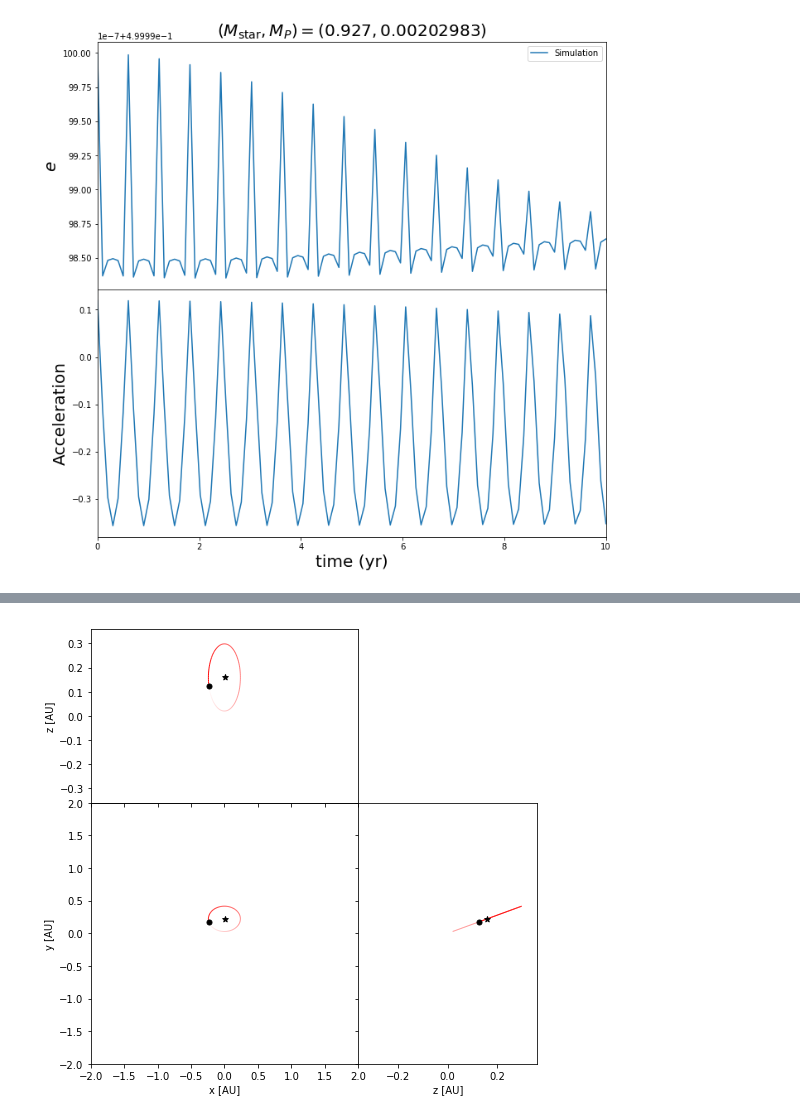
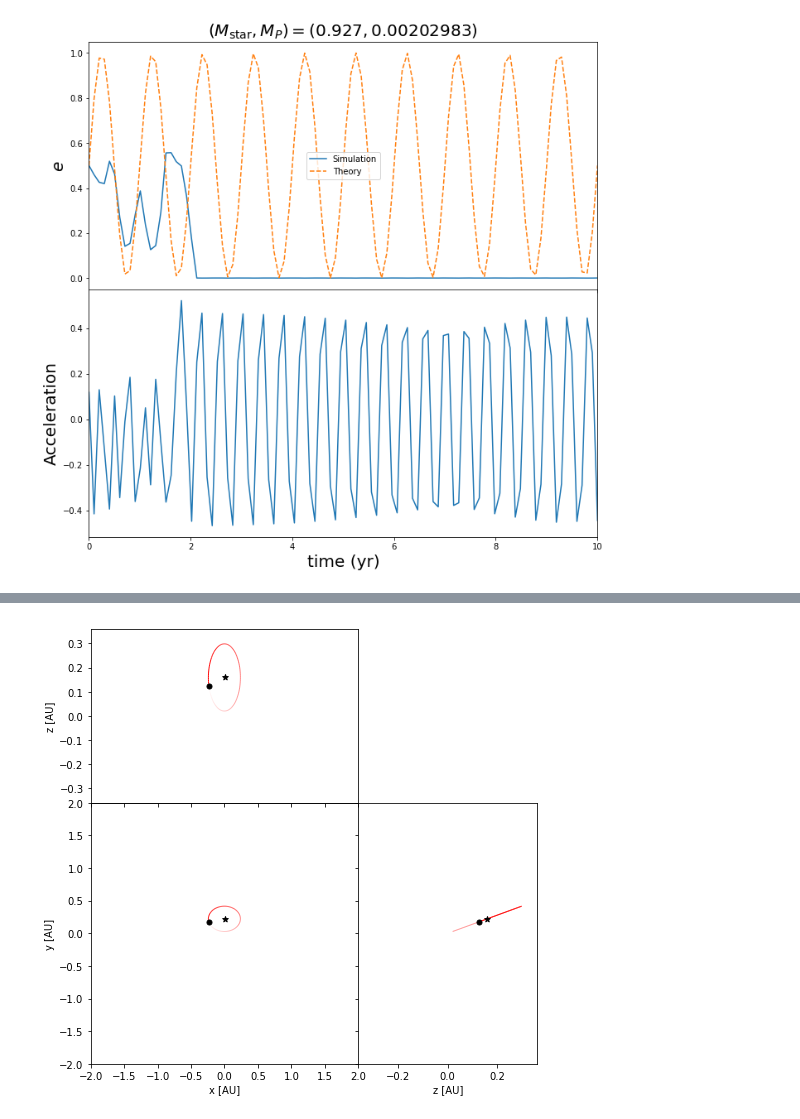
Before and after one commit to lenunez13/warm_jupiters, a Jupyter notebook: additionalForceTidal-Copy1.ipynb, the cells around one changed output, grey strips where cells are left out. Cells and saved outputs as stored; diff of their text form; code cells hidden in the pictures.

```diff
--- a/additionalForceTidal-Copy1.ipynb
+++ b/additionalForceTidal-Copy1.ipynb
@@ -57,20 +57,20 @@ def tidal_evolution2(reb_sim,rebx_effect,dt,timing):
     e = sim.particles[1].e
     semi = sim.particles[1].a
     periq = semi*(1.0 - e)
-    taugravz=0.29*semi**2.0*sim.particles[0].m/sim.particles[1].m
-    taugrav=taugravz
+    #taugravz=0.29*semi**2.0*sim.particles[0].m/sim.particles[1].m
+    #taugrav=taugravz
 
-    cs=1.29/semi**0.25
-    vkep=29.8/semi**0.5
-    vrand=vkep*(e**2.0+inc**2.0)**0.5
-    if vrand >= cs and abs(inc) < cs/vkep:
-        taugrav=taugravz*(vrand/cs)**3.0
-    if abs(inc) > cs/vkep:
-        taugrav=taugravz*(vrand/cs)**4.0
+    #cs=1.29/semi**0.25
+    #vkep=29.8/semi**0.5
+    #vrand=vkep*(e**2.0+inc**2.0)**0.5
+    #if vrand >= cs and abs(inc) < cs/vkep:
+    #    taugrav=taugravz*(vrand/cs)**3.0
+    #if abs(inc) > cs/vkep:
+    #    taugrav=taugravz*(vrand/cs)**4.0
 
-    edotovere=-1.0/(taugrav*365.25)
-    idotoveri = 2*edotovere
-    adotovera = 2.0*e**2.0*edotovere/(1.0 - e**2.0)
+    edotovere= (2.*np.pi*e0/τ)*np.cos(2.*np.pi*t/τ)/e
+    idotoveri = 0.0 #2*edotovere
+    adotovera = 0.0 #2.0*e**2.0*edotovere/(1.0 - e**2.0)
 
     if edotovere != 0.:
         if e == 0.:
@@ -172,32 +172,32 @@ times,e,a,x,y,z = data
 Mstar = sim.particles[0].m
 Mp = sim.particles[1].m
 
 e_theory = eEvol(e0,times,τ,'trig')
 fig, [ax1, ax2] = plt.subplots(2, 1, sharex=True,figsize=(11,11))
 plt.subplots_adjust(wspace=0, hspace=0)
 ax = plt.gca()
 ax.autoscale(enable=True, axis='x', tight=True)
 
 ax1.set_title(r'$(M_{\mathrm{star}},M_{P})=($'+str(Mstar)+'$,$'+str(Mp)+'$)$',fontsize=20)
 ax1.plot(times,e,label='Simulation')
 ax1.set_ylabel(r'$e$ ',fontsize=20)
-#ax1.plot(times,e_theory,'--',label='Theory')
+ax1.plot(times,e_theory,'--',label='Theory')
 #ax1.set_ylim(e0*0.9,e0*1.1)
 #ax1.axhline(y=1,color='black')
 #ax1.axvline(x=5,color='black')
 ax1.legend()
 
 ax2.plot(times,x)
 #ax2.plot(times,y,label=r'$y$')
 #ax2.plot(times,z,label=r'$z$')
 ax2.set_ylabel('Acceleration',fontsize=20)
 ax2.set_xlabel('time (yr)', fontsize=20)
 plt.legend()
 
 datestamp = str(datetime.datetime.now()).replace(" ","_")
 savetag = 'orbitalEvolution_'
 savetype = '.png'
 
 #plt.savefig('plots/'+savetag+datestamp+savetype,dpi=300,bbox_inches='tight')
 # %% [output]
-[figure, old version]
+[figure, new version]
```
Also changed, not shown: parts of 3 cells of this notebook, 1 other file.
